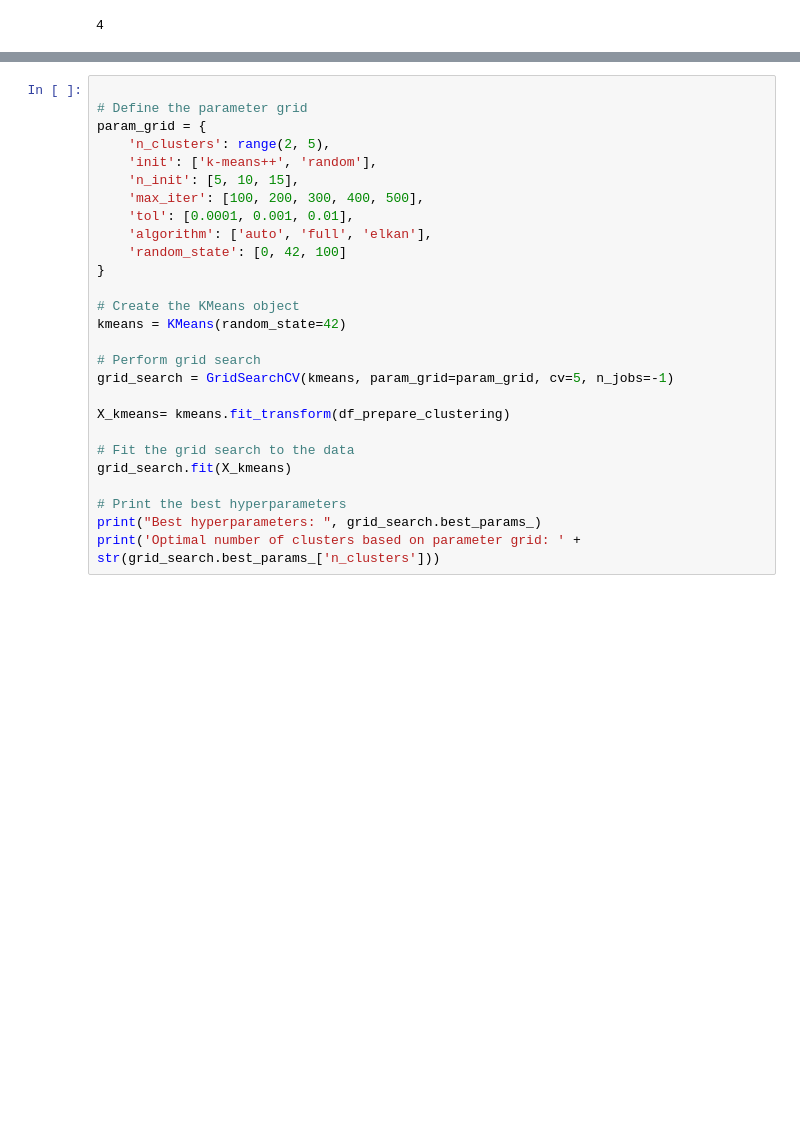
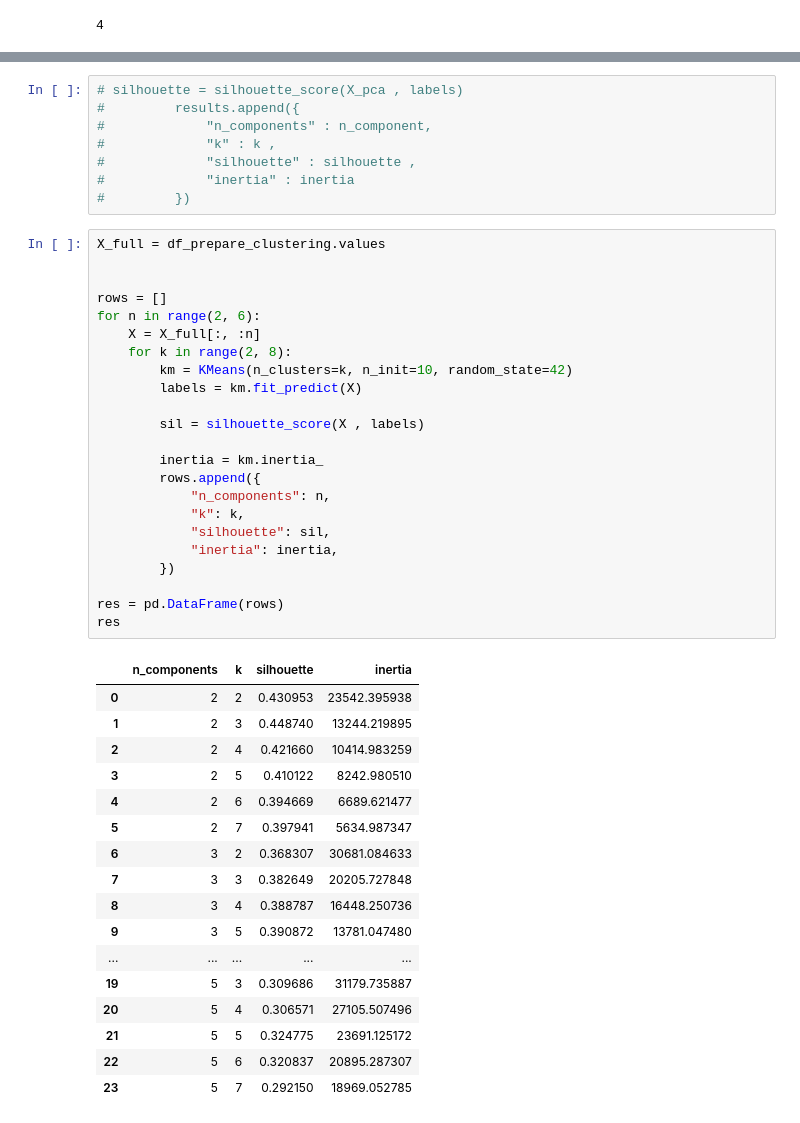
Before and after one commit to Abd0id/projet-segmentation-clients, a Jupyter notebook: notebooks/preprocessing.ipynb, the cells around one changed output, grey strips where cells are left out. Drawn from its saved outputs; the diff is of its cells as text; blank space fills up the shorter version.

```diff
--- a/notebooks/preprocessing.ipynb
+++ b/notebooks/preprocessing.ipynb
@@ -82,27 +107,49 @@ PC4 10.01%
 # %%
-
-# Define the parameter grid
-param_grid = {
-    'n_clusters': range(2, 5),
-    'init': ['k-means++', 'random'],
-    'n_init': [5, 10, 15],
-    'max_iter': [100, 200, 300, 400, 500],
-    'tol': [0.0001, 0.001, 0.01],
-    'algorithm': ['auto', 'full', 'elkan'],
-    'random_state': [0, 42, 100]
-}
-
-# Create the KMeans object
-kmeans = KMeans(random_state=42)
-
-# Perform grid search
-grid_search = GridSearchCV(kmeans, param_grid=param_grid, cv=5, n_jobs=-1)
-
-X_kmeans= kmeans.fit_transform(df_prepare_clustering)
-
-# Fit the grid search to the data
-grid_search.fit(X_kmeans)
-
-# Print the best hyperparameters
-print("Best hyperparameters: ", grid_search.best_params_)
-print('Optimal number of clusters based on parameter grid: ' + str(grid_search.best_params_['n_clusters']))
+# silhouette = silhouette_score(X_pca , labels)
+#         results.append({
+#             "n_components" : n_component,
+#             "k" : k ,
+#             "silhouette" : silhouette ,
+#             "inertia" : inertia
+#         })
+# %%
+X_full = df_prepare_clustering.values
+
+
+rows = []
+for n in range(2, 6):
+    X = X_full[:, :n]
+    for k in range(2, 8):
+        km = KMeans(n_clusters=k, n_init=10, random_state=42)
+        labels = km.fit_predict(X)
+
+        sil = silhouette_score(X , labels)
+
+        inertia = km.inertia_
+        rows.append({
+            "n_components": n,
+            "k": k,
+            "silhouette": sil,
+            "inertia": inertia,
+        })
+
+res = pd.DataFrame(rows)
+res
+# %% [output]
+|  | n_components | k | silhouette | inertia |
+| 0 | 2 | 2 | 0.430953 | 23542.395938 |
+| 1 | 2 | 3 | 0.448740 | 13244.219895 |
+| 2 | 2 | 4 | 0.421660 | 10414.983259 |
+| 3 | 2 | 5 | 0.410122 | 8242.980510 |
+| 4 | 2 | 6 | 0.394669 | 6689.621477 |
+| 5 | 2 | 7 | 0.397941 | 5634.987347 |
+| 6 | 3 | 2 | 0.368307 | 30681.084633 |
+| 7 | 3 | 3 | 0.382649 | 20205.727848 |
+| 8 | 3 | 4 | 0.388787 | 16448.250736 |
+| 9 | 3 | 5 | 0.390872 | 13781.047480 |
+| ... | ... | ... | ... | ... |
+| 19 | 5 | 3 | 0.309686 | 31179.735887 |
+| 20 | 5 | 4 | 0.306571 | 27105.507496 |
+| 21 | 5 | 5 | 0.324775 | 23691.125172 |
+| 22 | 5 | 6 | 0.320837 | 20895.287307 |
+| 23 | 5 | 7 | 0.292150 | 18969.052785 |
```
Also changed, not shown: parts of 4 cells of this notebook, 2 other files.
